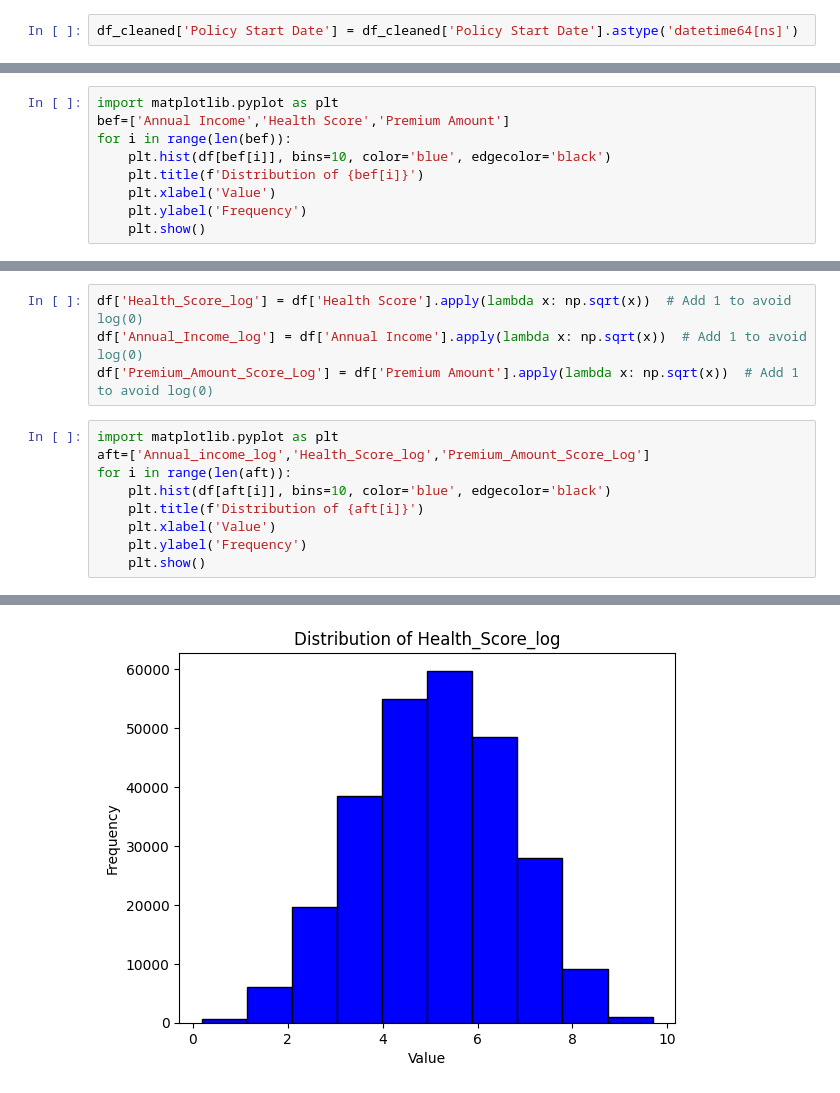
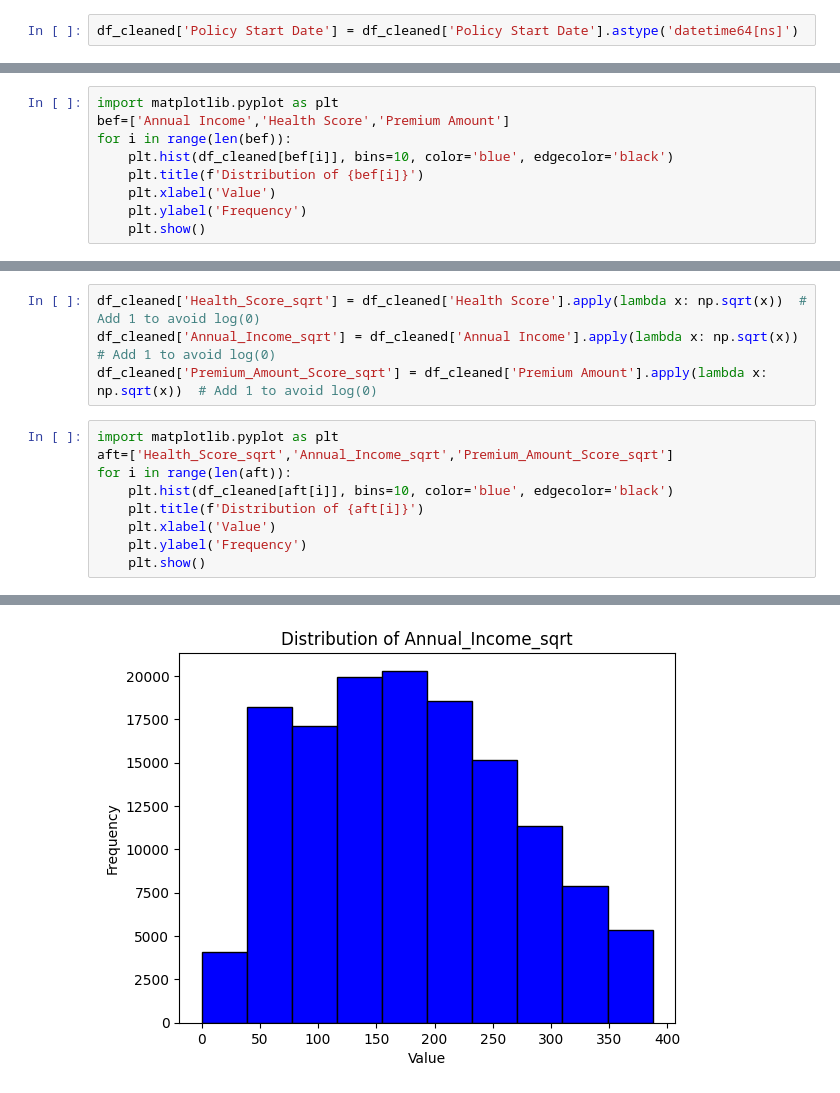
Before and after one commit to anmolmunnolli/insurance, a Jupyter notebook: version1.ipynb, the cells around one changed output, grey strips where cells are left out. Drawn from its saved outputs; the diff is of its cells as text.

```diff
--- a/version1.ipynb
+++ b/version1.ipynb
@@ -161,7 +524,7 @@ df_cleaned['Annual Income'].unique()
 import matplotlib.pyplot as plt
 bef=['Annual Income','Health Score','Premium Amount']
 for i in range(len(bef)):
-    plt.hist(df[bef[i]], bins=10, color='blue', edgecolor='black')
+    plt.hist(df_cleaned[bef[i]], bins=10, color='blue', edgecolor='black')
     plt.title(f'Distribution of {bef[i]}')
     plt.xlabel('Value')
     plt.ylabel('Frequency')
@@ -173,12 +536,12 @@ for i in range(len(bef)):
 # %%
-df['Health_Score_log'] = df['Health Score'].apply(lambda x: np.sqrt(x))  # Add 1 to avoid log(0)
-df['Annual_Income_log'] = df['Annual Income'].apply(lambda x: np.sqrt(x))  # Add 1 to avoid log(0)
-df['Premium_Amount_Score_Log'] = df['Premium Amount'].apply(lambda x: np.sqrt(x))  # Add 1 to avoid log(0)
+df_cleaned['Health_Score_sqrt'] = df_cleaned['Health Score'].apply(lambda x: np.sqrt(x))  # Add 1 to avoid log(0)
+df_cleaned['Annual_Income_sqrt'] = df_cleaned['Annual Income'].apply(lambda x: np.sqrt(x))  # Add 1 to avoid log(0)
+df_cleaned['Premium_Amount_Score_sqrt'] = df_cleaned['Premium Amount'].apply(lambda x: np.sqrt(x))  # Add 1 to avoid log(0)
 # %%
 import matplotlib.pyplot as plt
-aft=['Annual_income_log','Health_Score_log','Premium_Amount_Score_Log']
+aft=['Health_Score_sqrt','Annual_Income_sqrt','Premium_Amount_Score_sqrt']
 for i in range(len(aft)):
-    plt.hist(df[aft[i]], bins=10, color='blue', edgecolor='black')
+    plt.hist(df_cleaned[aft[i]], bins=10, color='blue', edgecolor='black')
     plt.title(f'Distribution of {aft[i]}')
     plt.xlabel('Value')
     plt.ylabel('Frequency')
@@ -188 +551 @@ for i in range(len(aft)):
-[figure, old version]
+[figure, new version]
```
Also changed, not shown: parts of 47 cells of this notebook.
